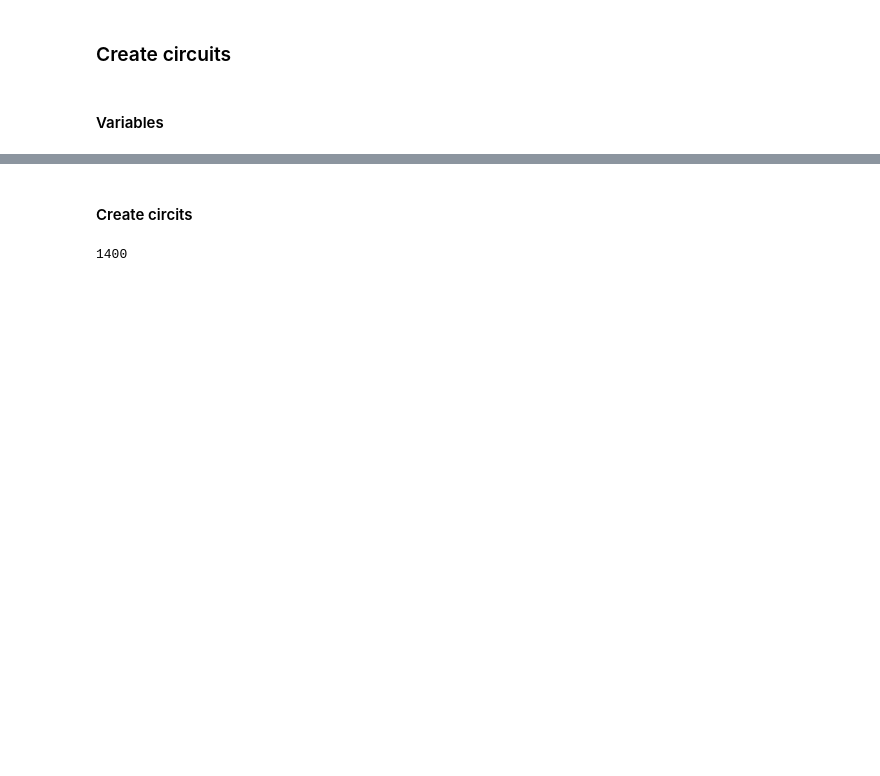
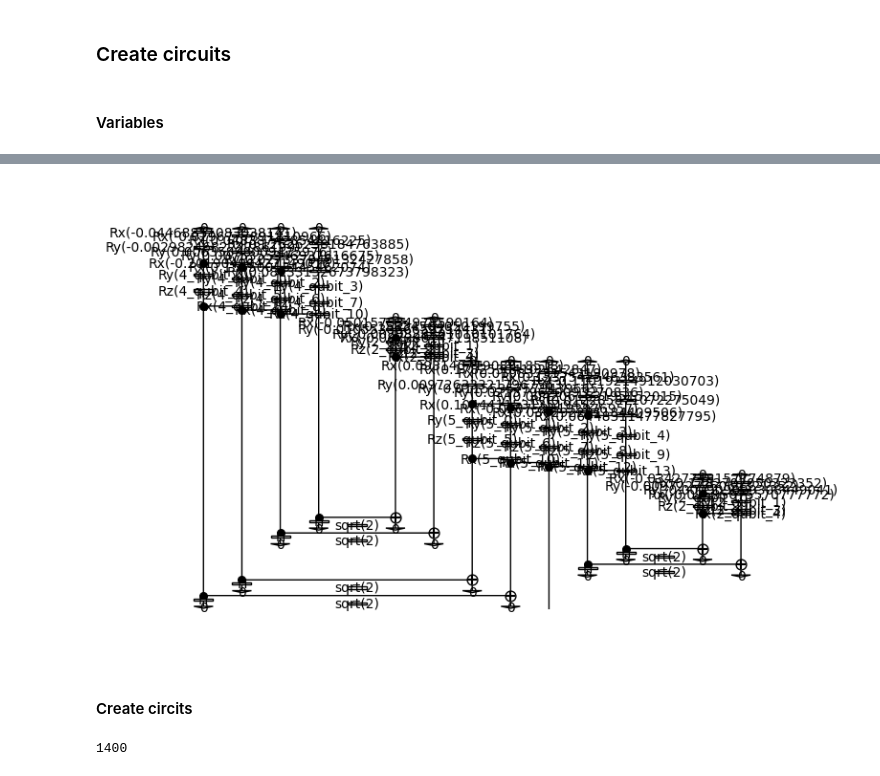
Before and after one commit to juanrubiop/FslQNLP, a Jupyter notebook: MC_run.ipynb, the cells around one changed output, grey strips where cells are left out. Saved outputs shown, nothing was run; the diff lists cells and outputs as text; code cells hidden in the pictures; blank space fills up the shorter version.

```diff
--- a/MC_run.ipynb
+++ b/MC_run.ipynb
@@ -252,4 +210,4 @@ unique_words=get_unique_words(all_sentences)
 unique_words.remove('1')
 unique_words=list(unique_words)
 values=[preq_embeddings.get(key) for key in unique_words]
-unique_words_values=torch.tensor([np.reshape(embedding,(1,300)) for embedding in values])
+unique_words_values=torch.tensor(values,dtype=torch.double)
@@ -260,3 +213,0 @@ torch.Size([52, 300])
-# %%
-model=get_NN(3)
-output=model(unique_words_values)
@@ -271,3 +214,10 @@ AttributeError: '_IncompatibleKeys' object has no attribute 'eval'
+# %%
+NN_embeddings={}
+for i in range(2,10):
+    model=get_NN(i)
+    outputs=model(unique_words_values).tolist()
+    temp_dict={word:output for word,output in zip(unique_words,outputs)}
+    NN_embeddings[i]=temp_dict
 # %%
 TESTING = int(os.environ.get('TEST_NOTEBOOKS', '0'))
 TESTING=False
@@ -345,14 +280,14 @@ map={N:2,S:1}
 n_layers=1
 alpha="Sim15Ansatz"
 beta="FslBase"
-gamma="FslSim15"
-ansatz_string=alpha
+gamma="FslNN"
+ansatz_string=gamma
 print(ansatz_string)
 match ansatz_string:
     case "FslBase":
         ansatz = FslBaseAnsatz(preq_embeddings,map, n_layers=n_layers)
     case "FslSim15":
         ansatz = FslSim15Ansatz(preq_embeddings,map, n_layers=n_layers)
-    case "Sim15Ansatz":
-        ansatz = Sim15Ansatz(map,n_layers=n_layers, n_single_qubit_params=3)
+    case "FslNN":
+        ansatz = FslNN(preq_embeddings=NN_embeddings,ob_map=map,n_layers=n_layers)
 # %% [output]
@@ -360,3 +315,8 @@ Sim15Ansatz
+# %%
+diagram=parser.sentence2diagram('masterful guy bakes soup')
+ansatz(diagram).draw()
+# %% [output]
+[figure, added]
 # %% [markdown]
 #### Create circits
 # %%
```
Also changed, not shown: parts of 15 cells of this notebook, 45 other files.
